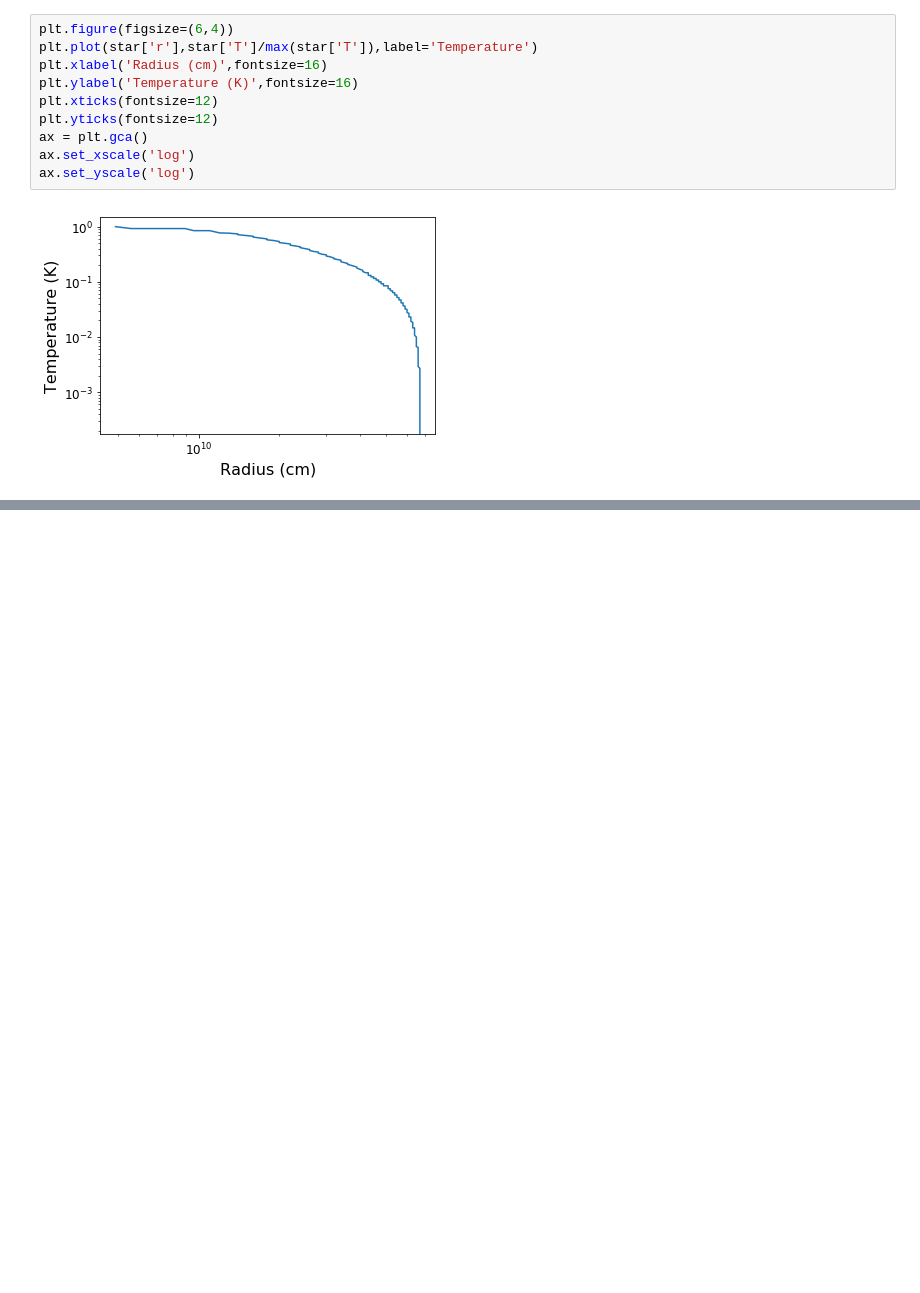
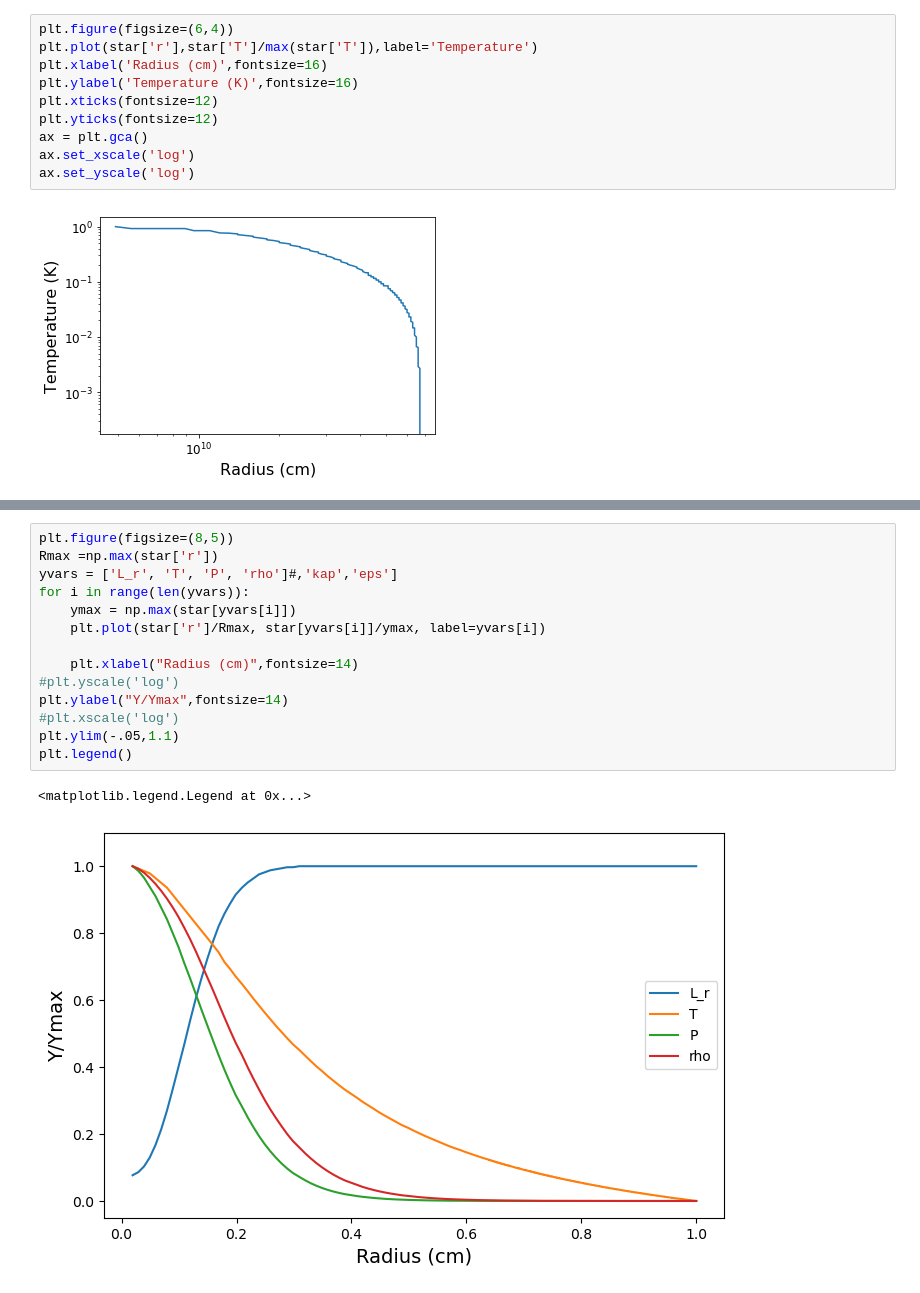
Before and after one commit to rfinn/ASTR392, a Jupyter notebook: carroll-ostlie-statstar/stellar_structure.ipynb, the cells around one changed output, grey strips where cells are left out. Saved outputs shown, nothing was run; the diff lists cells and outputs as text; blank space fills up the shorter version.

```diff
--- a/carroll-ostlie-statstar/stellar_structure.ipynb
+++ b/carroll-ostlie-statstar/stellar_structure.ipynb
@@ -44,0 +109,17 @@ ax.set_yscale('log')
+# %%
+plt.figure(figsize=(8,5))
+Rmax =np.max(star['r'])
+yvars = ['L_r', 'T', 'P', 'rho']#,'kap','eps']
+for i in range(len(yvars)):
+    ymax = np.max(star[yvars[i]])
+    plt.plot(star['r']/Rmax, star[yvars[i]]/ymax, label=yvars[i])
+
+    plt.xlabel("Radius (cm)",fontsize=14)
+#plt.yscale('log')
+plt.ylabel("Y/Ymax",fontsize=14)
+#plt.xscale('log')
+plt.ylim(-.05,1.1)
+plt.legend()
+# %% [output]
+<matplotlib.legend.Legend at 0x...>
+[figure, added]
```
Also changed, not shown: parts of 10 cells of this notebook.
